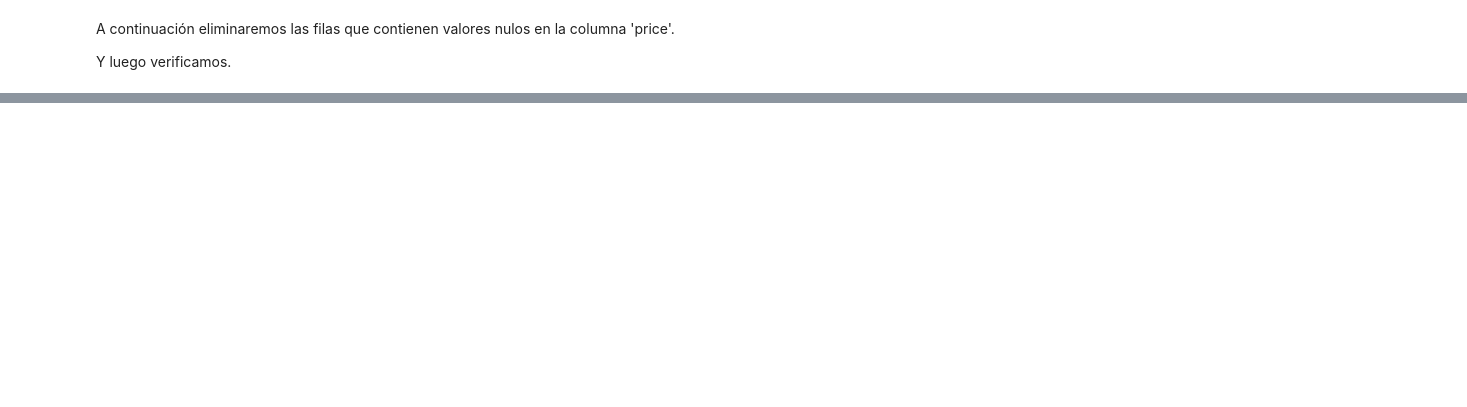
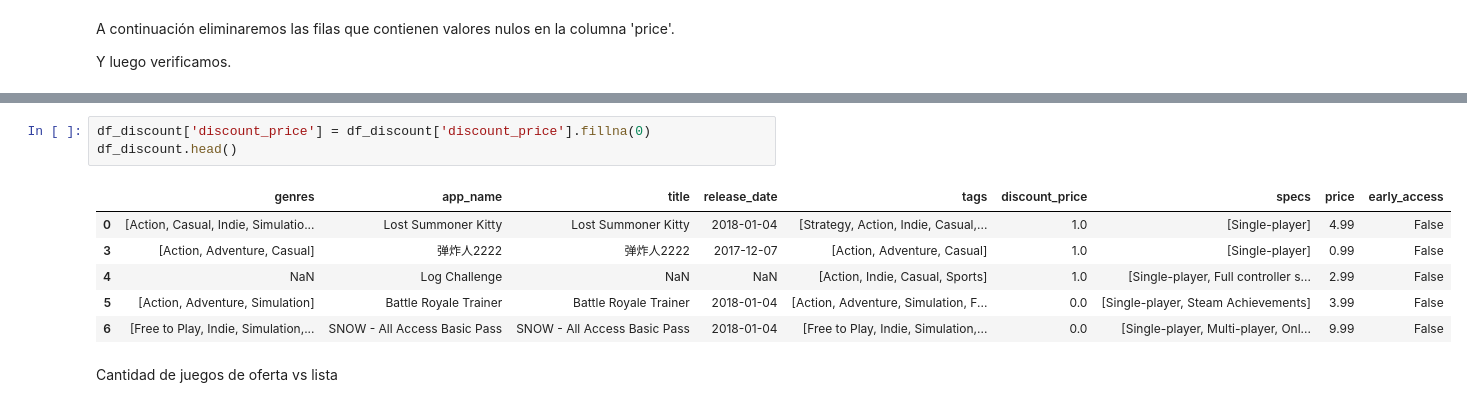
Before and after one commit to polsantis/Henry_Proyecto_Individual_1_PabloS, a Jupyter notebook: PI_ML_OPS_Pablo_ML_Data_copy.ipynb, the cells around one changed output, grey strips where cells are left out. Saved outputs shown, nothing was run; the diff lists cells and outputs as text; blank space fills up the shorter version.

```diff
--- a/PI_ML_OPS_Pablo_ML_Data_copy.ipynb
+++ b/PI_ML_OPS_Pablo_ML_Data_copy.ipynb
@@ -224,0 +236,12 @@ df.head()
+# %%
+df_discount['discount_price'] = df_discount['discount_price'].fillna(0)
+df_discount.head()
+# %% [output]
+|  | genres | app_name | title | release_date | tags | discount_price | specs | price | early_access |
+| 0 | [Action, Casual, Indie, Simulatio... | Lost Summoner Kitty | Lost Summoner Kitty | 2018-01-04 | [Strategy, Action, Indie, Casual,... | 1.0 | [Single-player] | 4.99 | False |
+| 3 | [Action, Adventure, Casual] | 弹炸人2222 | 弹炸人2222 | 2017-12-07 | [Action, Adventure, Casual] | 1.0 | [Single-player] | 0.99 | False |
+| 4 | NaN | Log Challenge | NaN | NaN | [Action, Indie, Casual, Sports] | 1.0 | [Single-player, Full controller s... | 2.99 | False |
+| 5 | [Action, Adventure, Simulation] | Battle Royale Trainer | Battle Royale Trainer | 2018-01-04 | [Action, Adventure, Simulation, F... | 0.0 | [Single-player, Steam Achievements] | 3.99 | False |
+| 6 | [Free to Play, Indie, Simulation,... | SNOW - All Access Basic Pass | SNOW - All Access Basic Pass | 2018-01-04 | [Free to Play, Indie, Simulation,... | 0.0 | [Single-player, Multi-player, Onl... | 9.99 | False |
+# %% [markdown]
+Cantidad de juegos de oferta vs lista
```
Also changed, not shown: parts of 65 cells of this notebook, 5 other files.
